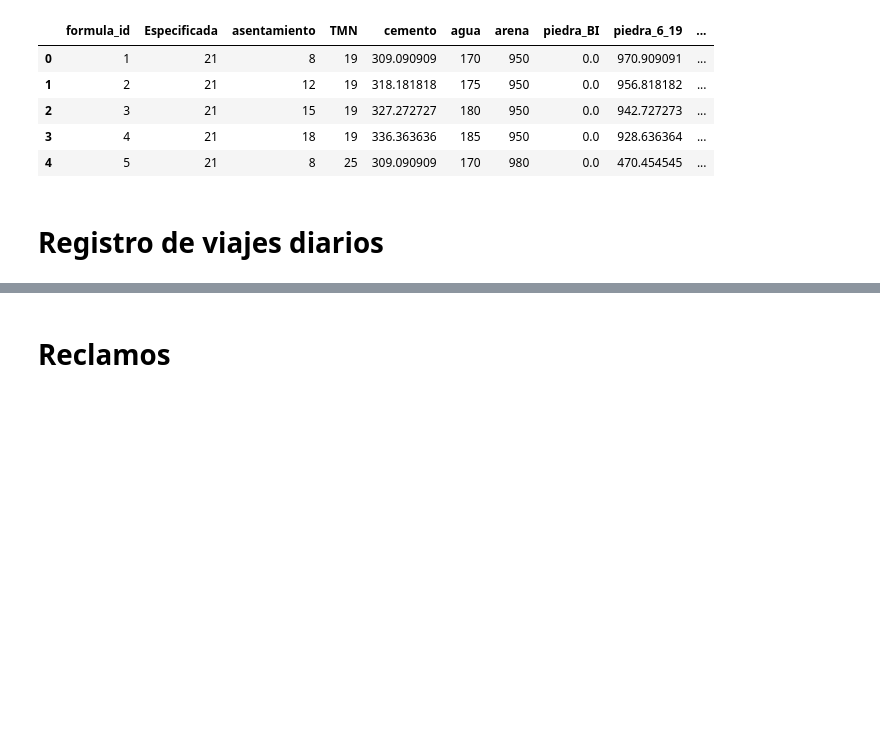
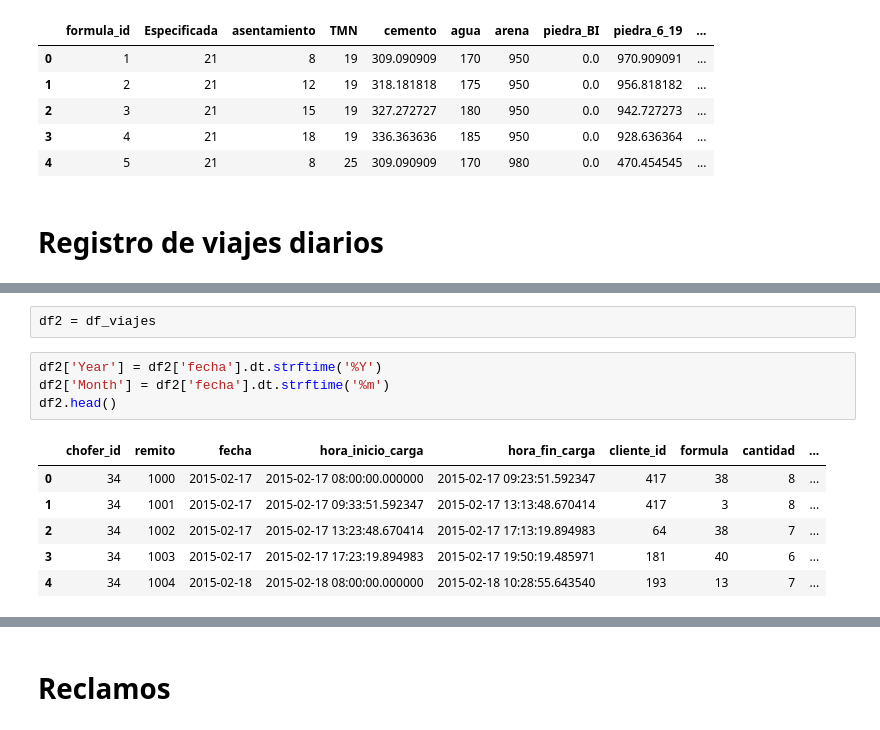
Before and after one commit to mbbau/Simulations_of_Concrete_production, a Jupyter notebook: Simulaciones_hormigonera.IPYNB, the cells around one changed output, grey strips where cells are left out. Drawn from its saved outputs; the diff is of its cells as text; blank space fills up the shorter version.

```diff
--- a/Simulaciones_hormigonera.IPYNB
+++ b/Simulaciones_hormigonera.IPYNB
@@ -163,0 +179,13 @@ df_viajes.to_csv('fact_viajes.csv')
+# %%
+df2 = df_viajes
+# %%
+df2['Year'] = df2['fecha'].dt.strftime('%Y')
+df2['Month'] = df2['fecha'].dt.strftime('%m')
+df2.head()
+# %% [output]
+|  | chofer_id | remito | fecha | hora_inicio_carga | hora_fin_carga | cliente_id | formula | cantidad | ... |
+| 0 | 34 | 1000 | 2015-02-17 | 2015-02-17 08:00:00.000000 | 2015-02-17 09:23:51.592347 | 417 | 38 | 8 | ... |
+| 1 | 34 | 1001 | 2015-02-17 | 2015-02-17 09:33:51.592347 | 2015-02-17 13:13:48.670414 | 417 | 3 | 8 | ... |
+| 2 | 34 | 1002 | 2015-02-17 | 2015-02-17 13:23:48.670414 | 2015-02-17 17:13:19.894983 | 64 | 38 | 7 | ... |
+| 3 | 34 | 1003 | 2015-02-17 | 2015-02-17 17:23:19.894983 | 2015-02-17 19:50:19.485971 | 181 | 40 | 6 | ... |
+| 4 | 34 | 1004 | 2015-02-18 | 2015-02-18 08:00:00.000000 | 2015-02-18 10:28:55.643540 | 193 | 13 | 7 | ... |
```
Also changed, not shown: parts of 11 cells of this notebook, 7 other files.
